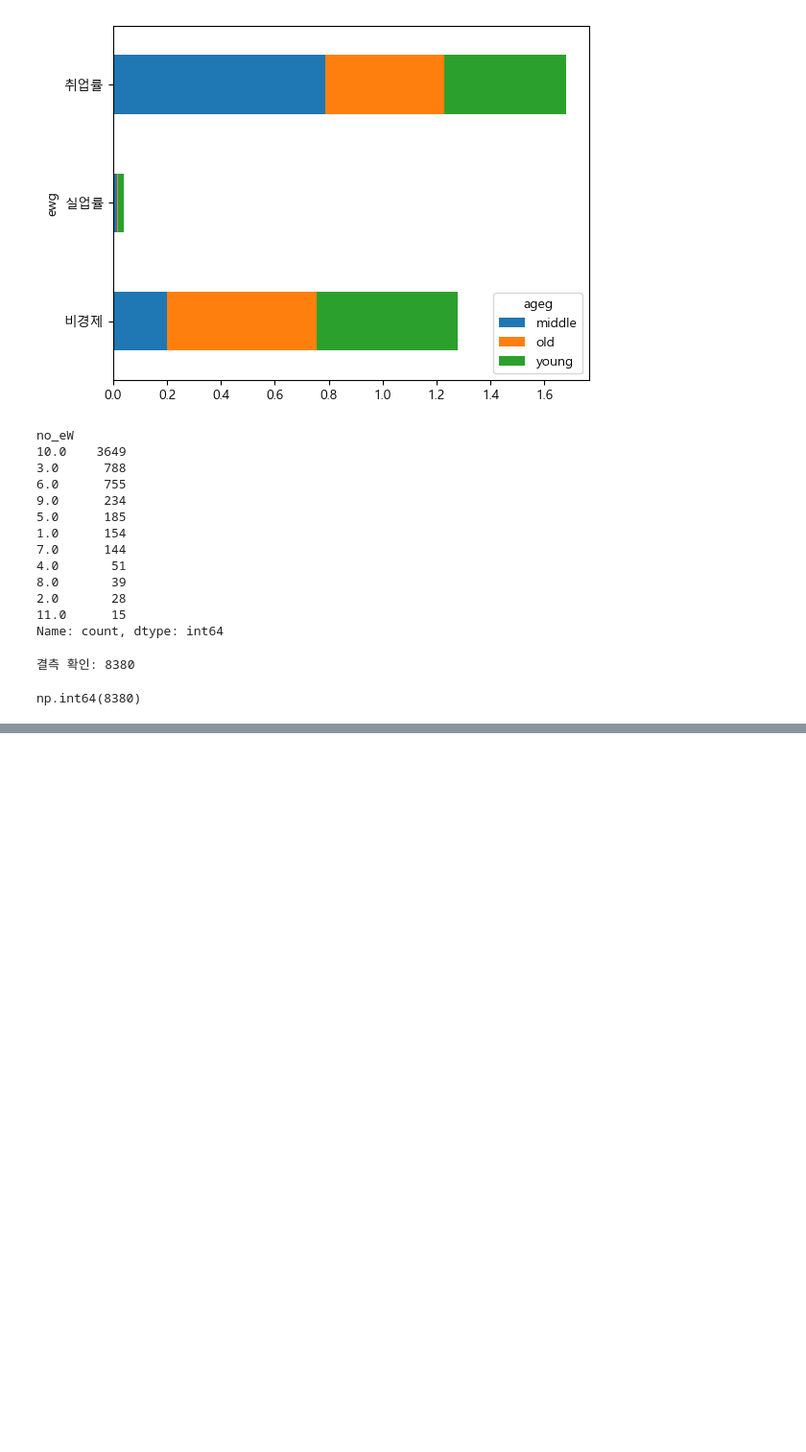
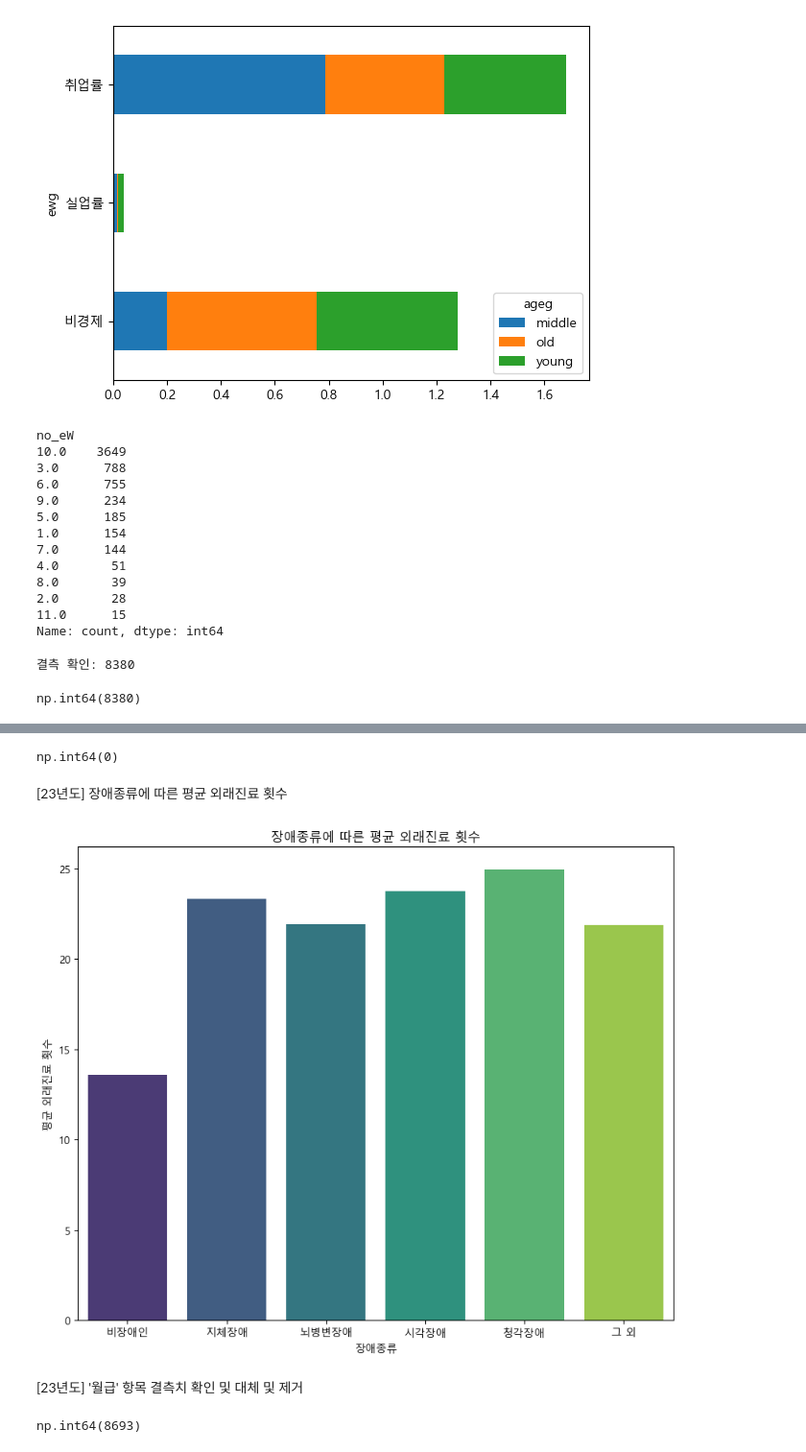
Before and after one commit to bin428/korlife, a Jupyter notebook: 한국인의 삶.ipynb, the cells around one changed output, grey strips where cells are left out. Shown at 96% size. Drawn from its saved outputs; the diff is of its cells as text; code cells hidden in the pictures; blank space fills up the shorter version.

```diff
--- a/한국인의 삶.ipynb
+++ b/한국인의 삶.ipynb
@@ -271,0 +367,10 @@ np.int64(8380)
+# %%
+# 0:비장애인, 1:지체장애, 2:뇌병변장애, 3:시각장애, 4:청각장애 5~: 그 외
+
+welfare['disabled']=np.where(welfare['disabled_type']==0, '비장애인',
+                           np.where(welfare['disabled_type']==1,'지체장애',
+                                    np.where(welfare['disabled_type']==2,'뇌병변장애',
+                                             np.where(welfare['disabled_type']==3,'시각장애',
+                                                      np.where(welfare['disabled_type']==4,'청각장애','그 외')))))
+
+welfare['disabled'].head(10)
@@ -271,0 +389,36 @@ np.int64(8380)
+# %%
+welfare['hospital_year'].isna().sum()
+# %% [output]
+np.int64(0)
+# %%
+# 외래진료횟수 150회 이상은 결측치로 처리
+welfare['hospital_year']=np.where(welfare['hospital_year']>=150,np.nan,welfare['hospital_year'])
+# %%
+# 결측치 제거
+welfare = welfare.dropna(subset=['hospital_year'])
+# %% [markdown]
+[23년도] 장애종류에 따른 평균 외래진료 횟수
+# %%
+# 'disabled' 열의 각 범주별로 'hospital_year' 평균 계산
+average_hospital_visits = welfare.groupby('disabled')['hospital_year'].mean().reset_index()
+
+# 막대 그래프 생성
+plt.figure(figsize=(10, 8))
+sns.barplot(data=average_hospital_visits, x='disabled', y='hospital_year', palette='viridis', order=['비장애인','지체장애','뇌병변장애','시각장애','청각장애','그 외'])
+plt.title('장애종류에 따른 평균 외래진료 횟수')
+plt.xlabel('장애종류')
+plt.ylabel('평균 외래진료 횟수')
+plt.xticks(rotation=0)  # x축 레이블을 읽기 쉽게 회전
+plt.show()
+# %% [output]
+[figure, added]
+# %% [markdown]
+[23년도] '월급' 항목 결측치 확인 및 대체 및 제거
+# %%
+# 이상치는 결측 처리
+welfare['income']=np.where(welfare['income']>=9500, np.nan, welfare['income'])
+
+# 결측치 확인
+welfare['income'].isna().sum()
+# %% [output]
+np.int64(8693)
```
Also changed, not shown: parts of 30 cells of this notebook.
